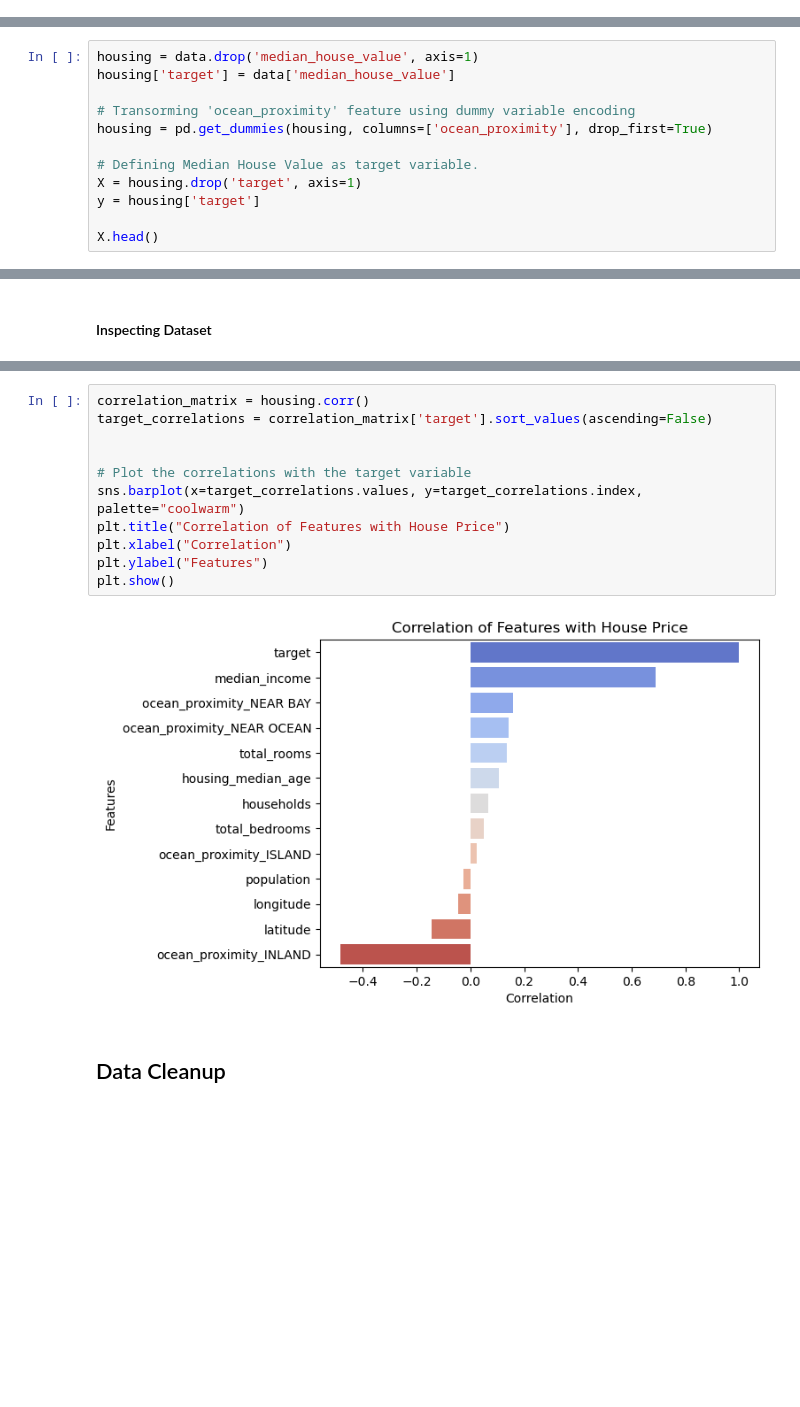
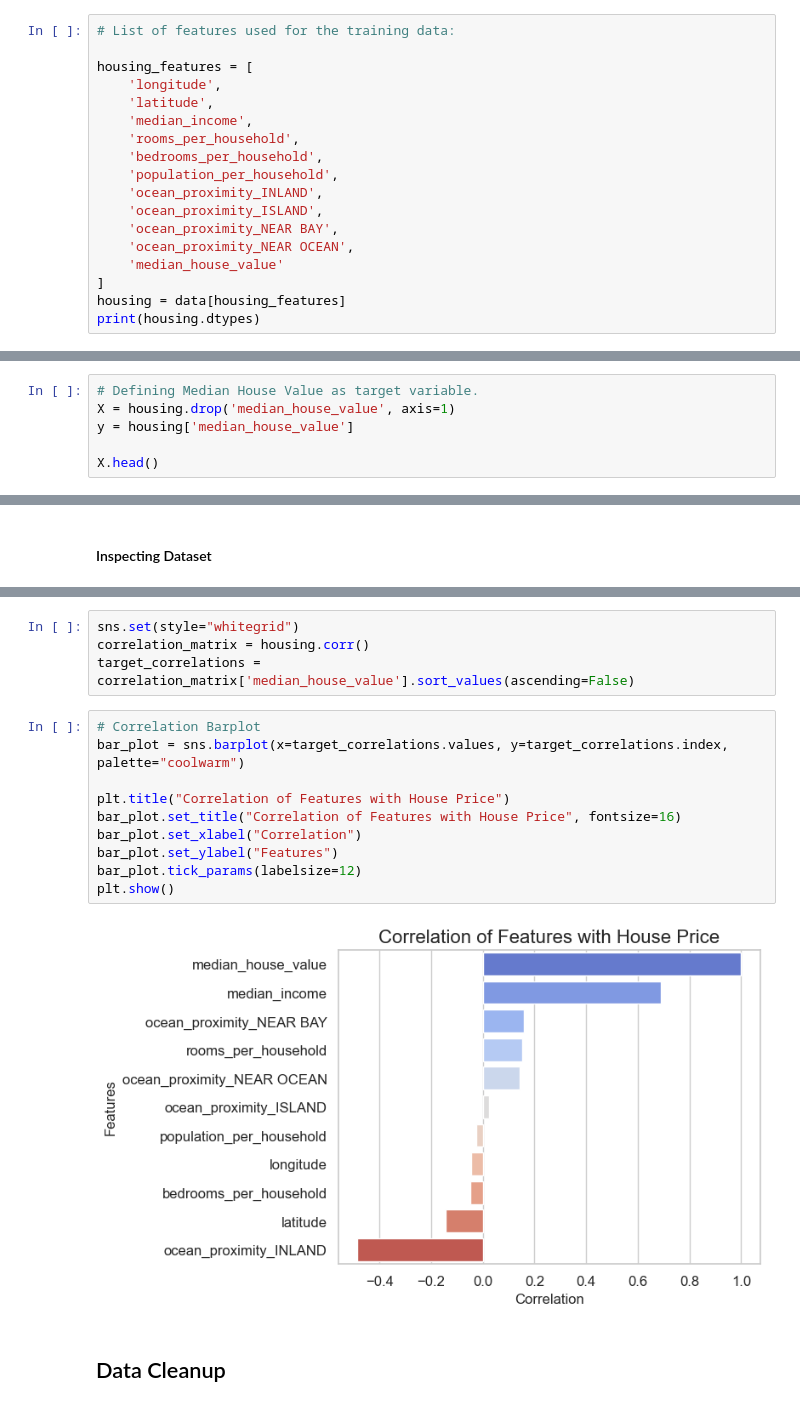
Before and after one commit to desmonddibba/house_prices, a Jupyter notebook: House_Prices.ipynb, the cells around one changed output, grey strips where cells are left out. Cells and saved outputs as stored; diff of their text form; blank space fills up the shorter version.

```diff
--- a/House_Prices.ipynb
+++ b/House_Prices.ipynb
@@ -41,0 +62,18 @@ data.head()
+# %%
+# List of features used for the training data:
+
+housing_features = [
+    'longitude',
+    'latitude',
+    'median_income',
+    'rooms_per_household',
+    'bedrooms_per_household',
+    'population_per_household',
+    'ocean_proximity_INLAND',
+    'ocean_proximity_ISLAND',
+    'ocean_proximity_NEAR BAY',
+    'ocean_proximity_NEAR OCEAN',
+    'median_house_value'
+]
+housing = data[housing_features]
+print(housing.dtypes)
@@ -42,13 +93,7 @@ data.head()
 # %%
-housing = data.drop('median_house_value', axis=1)
-housing['target'] = data['median_house_value']
-
-# Transorming 'ocean_proximity' feature using dummy variable encoding
-housing = pd.get_dummies(housing, columns=['ocean_proximity'], drop_first=True)
-
 # Defining Median House Value as target variable.
-X = housing.drop('target', axis=1)
-y = housing['target']
+X = housing.drop('median_house_value', axis=1)
+y = housing['median_house_value']
 
 X.head()
 # %% [output]
@@ -112,15 +165,18 @@ max    500001.000000
+# %%
+sns.set(style="whitegrid")
+correlation_matrix = housing.corr()
+target_correlations = correlation_matrix['median_house_value'].sort_values(ascending=False)
 # %%
-correlation_matrix = housing.corr()
-target_correlations = correlation_matrix['target'].sort_values(ascending=False)
+# Correlation Barplot
+bar_plot = sns.barplot(x=target_correlations.values, y=target_correlations.index, palette="coolwarm")
 
-
-# Plot the correlations with the target variable
-sns.barplot(x=target_correlations.values, y=target_correlations.index, palette="coolwarm")
 plt.title("Correlation of Features with House Price")
-plt.xlabel("Correlation")
-plt.ylabel("Features")
+bar_plot.set_title("Correlation of Features with House Price", fontsize=16)
+bar_plot.set_xlabel("Correlation")
+bar_plot.set_ylabel("Features")
+bar_plot.tick_params(labelsize=12)
 plt.show()
 # %% [output]
-[figure, old version]
+[figure, new version]
 # %% [markdown]
 ## Data Cleanup
```
Also changed, not shown: parts of 9 cells of this notebook.
